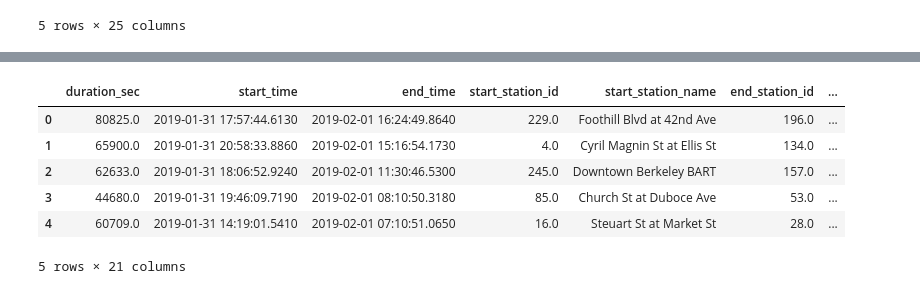
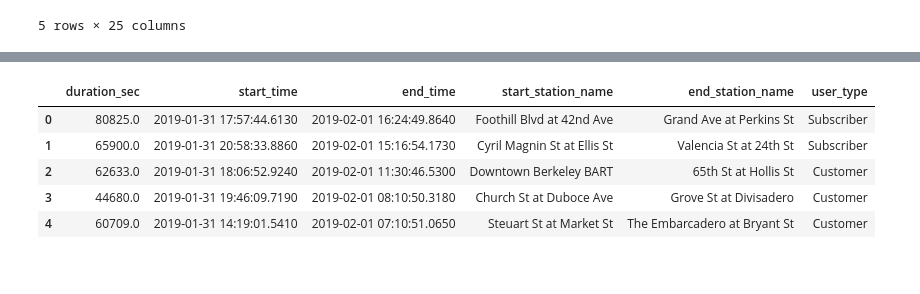
Before and after one commit to nithinjc/Diamond-dataset-data-visualization, a Jupyter notebook: Data-Exploration-Ford Bike Sharing Dataset.ipynb, the cells around one changed output, grey strips where cells are left out. Saved outputs shown, nothing was run; the diff lists cells and outputs as text; code cells hidden in the pictures.

```diff
--- a/Data-Exploration-Ford Bike Sharing Dataset.ipynb
+++ b/Data-Exploration-Ford Bike Sharing Dataset.ipynb
@@ -57,17 +57,15 @@ dtypes: float64(12), object(13)
 memory usage: 752.3+ MB
 # %%
 # data cleaning : drop na rows, not relevant columns etc
-df_bike_copy =  df_bike.copy()
-df_bike_copy.drop(['start_station_latitude','start_station_longitude', 'end_station_latitude', 'end_station_longitude'], axis=1, inplace=True)
+df_bike_copy =  df_bike[['duration_sec','start_time','end_time','start_station_name','end_station_name','user_type']]
 df_bike_copy.head()
 # %% [output]
-|  | duration_sec | start_time | end_time | start_station_id | start_station_name | end_station_id | ... |
-| 0 | 80825.0 | 2019-01-31 17:57:44.6130 | 2019-02-01 16:24:49.8640 | 229.0 | Foothill Blvd at 42nd Ave | 196.0 | ... |
-| 1 | 65900.0 | 2019-01-31 20:58:33.8860 | 2019-02-01 15:16:54.1730 | 4.0 | Cyril Magnin St at Ellis St | 134.0 | ... |
-| 2 | 62633.0 | 2019-01-31 18:06:52.9240 | 2019-02-01 11:30:46.5300 | 245.0 | Downtown Berkeley BART | 157.0 | ... |
-| 3 | 44680.0 | 2019-01-31 19:46:09.7190 | 2019-02-01 08:10:50.3180 | 85.0 | Church St at Duboce Ave | 53.0 | ... |
-| 4 | 60709.0 | 2019-01-31 14:19:01.5410 | 2019-02-01 07:10:51.0650 | 16.0 | Steuart St at Market St | 28.0 | ... |
+|  | duration_sec | start_time | end_time | start_station_name | end_station_name | user_type |
+| 0 | 80825.0 | 2019-01-31 17:57:44.6130 | 2019-02-01 16:24:49.8640 | Foothill Blvd at 42nd Ave | Grand Ave at Perkins St | Subscriber |
+| 1 | 65900.0 | 2019-01-31 20:58:33.8860 | 2019-02-01 15:16:54.1730 | Cyril Magnin St at Ellis St | Valencia St at 24th St | Subscriber |
+| 2 | 62633.0 | 2019-01-31 18:06:52.9240 | 2019-02-01 11:30:46.5300 | Downtown Berkeley BART | 65th St at Hollis St | Customer |
+| 3 | 44680.0 | 2019-01-31 19:46:09.7190 | 2019-02-01 08:10:50.3180 | Church St at Duboce Ave | Grove St at Divisadero | Customer |
+| 4 | 60709.0 | 2019-01-31 14:19:01.5410 | 2019-02-01 07:10:51.0650 | Steuart St at Market St | The Embarcadero at Bryant St | Customer |
-5 rows × 21 columns
 # %%
 df_bike_copy.isnull().sum()
 # %% [output]
```
Also changed, not shown: parts of 23 cells of this notebook.
